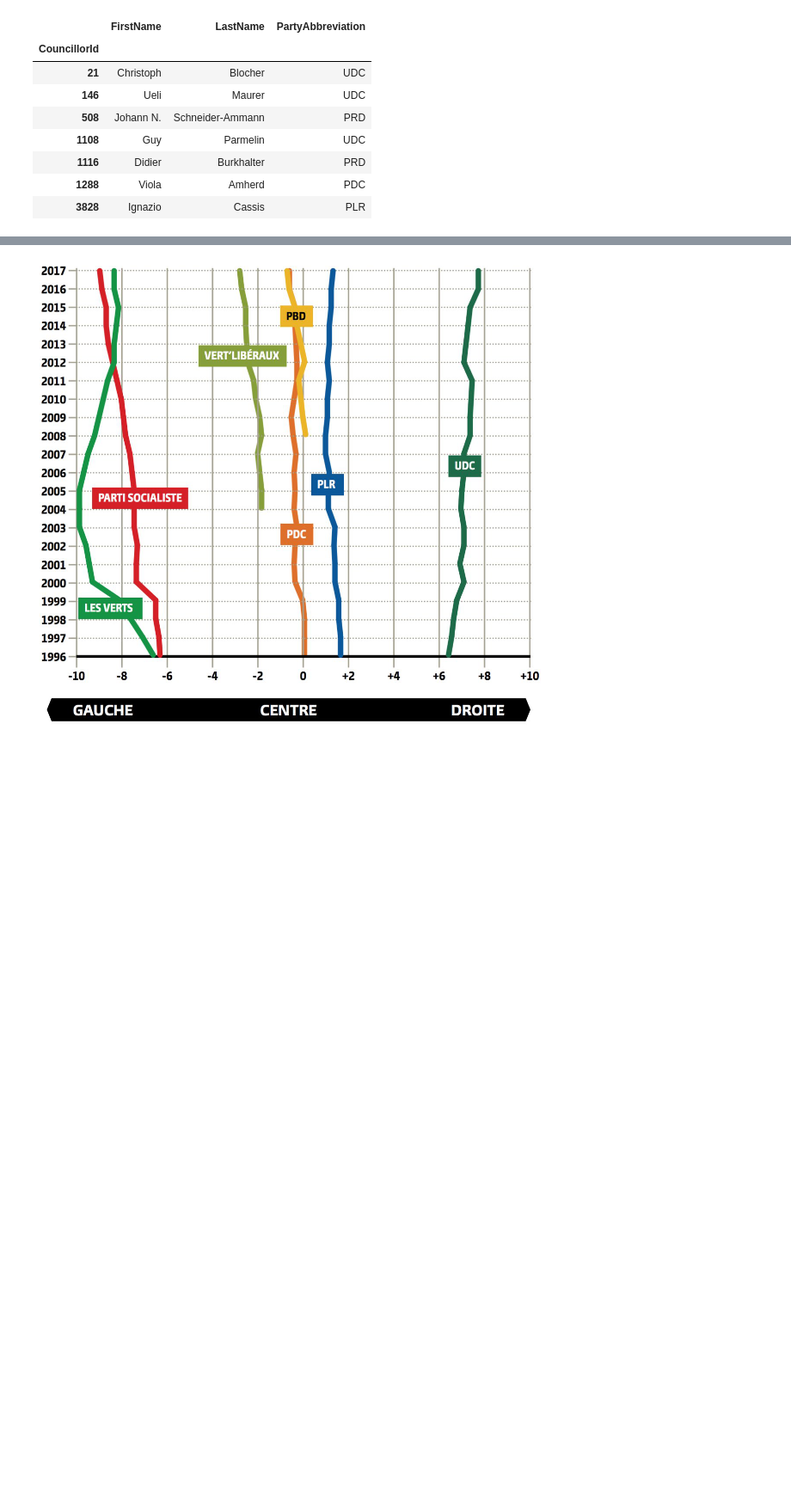
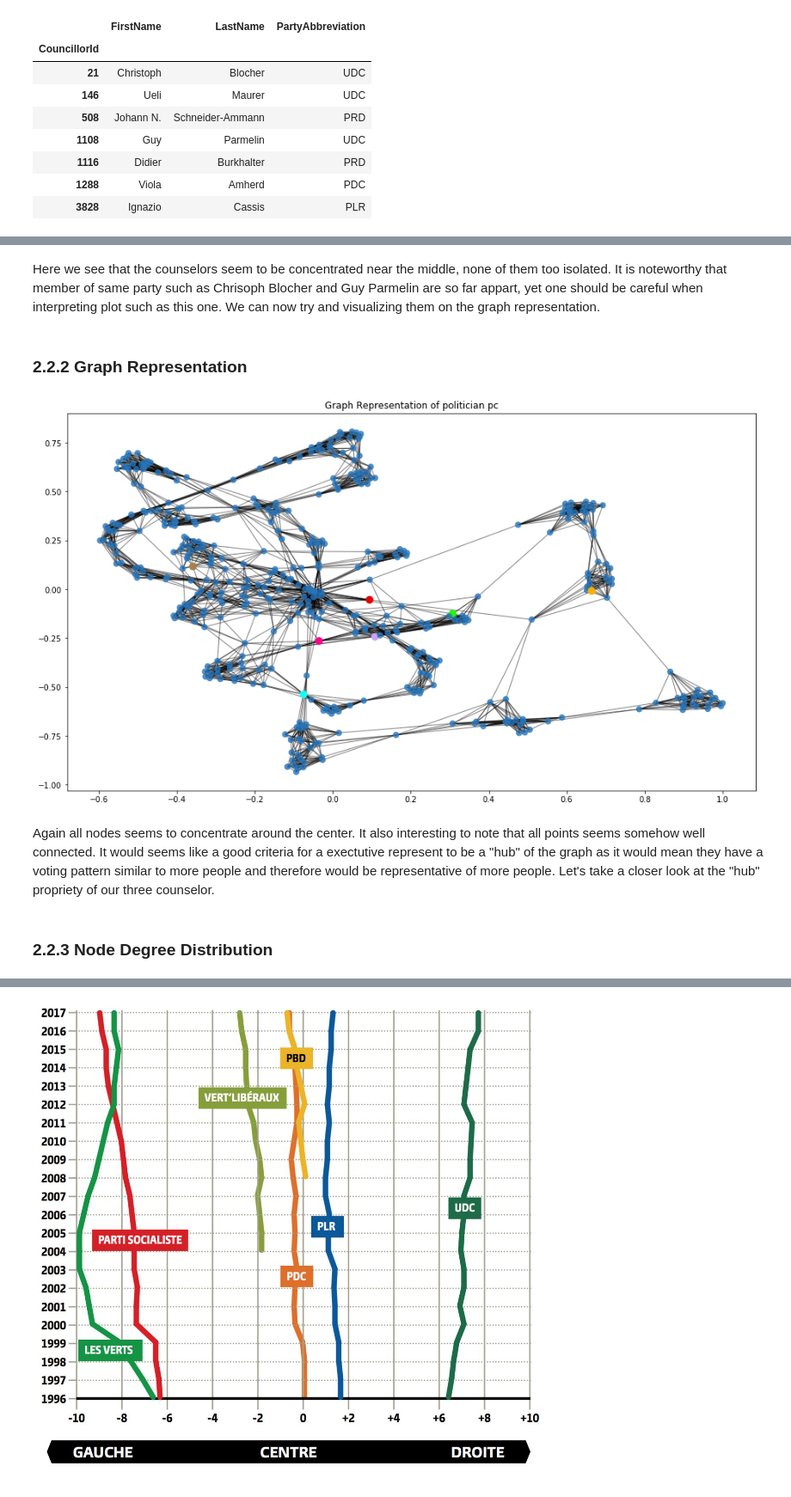
Before and after one commit to guarin/voting_behavior_analysis, a Jupyter notebook: src/milestone2.ipynb, the cells around one changed output, grey strips where cells are left out. Shown at 86% size. Cells and saved outputs as stored; diff of their text form; code cells hidden in the pictures; blank space fills up the shorter version.

```diff
--- a/src/milestone2.ipynb
+++ b/src/milestone2.ipynb
@@ -348,10 +333,10 @@ The first step is to find the federal conselor in the votes DataFrame
 # %%
-federal_conselor = members.loc[members["CouncilName"] == "Conseil fédéral"][['FirstName','LastName']].drop_duplicates()
-federal_conselor = federal_conselor.set_index(['FirstName','LastName'])
-federal_conselor_votes = full_votes.join(federal_conselor,on=['FirstName','LastName'],how="right")
-federal_conselor_votes = federal_conselor_votes[["FirstName","LastName","PartyAbbreviation","CouncillorId"]].groupby("CouncillorId").last()
-federal_conselor_votes.index = federal_conselor_votes.index.map(int)
-federal_conselor_votes
+federal_counselor = members.loc[members["CouncilName"] == "Conseil fédéral"][['FirstName','LastName']].drop_duplicates()
+federal_counselor = federal_counselor.set_index(['FirstName','LastName'])
+federal_counselor_votes = full_votes.join(federal_counselor,on=['FirstName','LastName'],how="right")
+federal_counselor_votes = federal_counselor_votes[["FirstName","LastName","PartyAbbreviation","CouncillorId"]].groupby("CouncillorId").last()
+federal_counselor_votes.index = federal_counselor_votes.index.map(int)
+federal_counselor_votes
 # %% [output]
 |  | FirstName | LastName | PartyAbbreviation |
 | CouncillorId |  |  |  |
@@ -569,5 +354,0 @@ spec_cl_7 = spectral_clustering(sp_evecs, 7)
-# %%
-clusters = pd.DataFrame({"Nodes":G.nodes(),"Clusters":spec_cl_7,"Degree":[G.degree(n) for n in G.nodes()]})
-clusters = clusters.set_index("Clusters")
-# Here we pick for each degree the latest node which gives us the most recent concelor
-max_per_clusters = clusters.groupby(["Clusters","Degree"]).last().groupby("Clusters").last()
@@ -604,0 +387,60 @@ TODO: get local copy of image or use this line to vagly do our own spectrum
+# %% [markdown]
+Here we see that the counselors seem to be concentrated near the middle, none of them too isolated. It is noteworthy that member of same party such as Chrisoph Blocher and Guy Parmelin are so far appart, yet one should be careful when interpreting plot such as this one. We can now try and visualizing them on the graph representation.
+# %% [markdown]
+### 2.2.2 Graph Representation
+# %%
+#Plotting the graph
+def highlight_nodes_network(councelor_df,G,pos,clusters = pd.DataFrame()):
+    plt.figure(figsize=(16,9))
+    if (clusters.empty):
+        ## assign a node attribute
+        federal_counselor_dict = {x["idx"] : write_names(x["FirstName"],x['LastName'], x['PartyAbbreviation']) for i,x in councelor_df.iterrows()}
+        federal_counselor_dict[0] = "Some rando"
+    else :
+        tmp = {x["idx"] : write_names(x["FirstName"],x['LastName'], x['PartyAbbreviation']) for i,x in councelor_df.iterrows()}
+        federal_counselor_dict = {c["Nodes"] : i for i,c in clusters.iterrows()}
+        federal_counselor_dict.update(tmp)
+
+    for node in G.nodes():
+        G.node[node]['federal_counselor'] = federal_counselor_dict.get(node, "Some rando")
+
+     ## Create list of plotting attributes
+    labels = [write_names(x["FirstName"],x['LastName'], x['PartyAbbreviation']) for i,x in councelor_df.iterrows()]
+    idx = federal_counselor_votes["idx"].values
+
+    if (clusters.empty):
+        color_map = {name : color for name,color in zip(labels,colors)}
+        color_map["Some rando"] = "xkcd:bluish"
+        alpha_map = {name : 1 for name in labels}
+        alpha_map["Some rando"] = .8
+        size_map = {name :80 for name in labels }
+        size_map["Some rando"] = 50
+    else :
+        tmpc= {name : color for name,color in zip(labels,colors)}
+        clusters_color = ["xkcd:aquamarine","xkcd:pale blue","xkcd:mint green","xkcd:baby blue","xkcd:robin's egg blue","xkcd:powder blue","xkcd:azure"]
+        color_map = {i:c for i,c in zip(range(7),clusters_color)}
+        color_map.update(tmpc)
+        tmpa = {name : 1 for name in labels}
+        alpha_map = {i:.8 for i in range(7)}
+        alpha_map.update(tmpa)
+        tmps = {name :80 for name in labels }
+        size_map =  {i:50 for i in range(7)}
+        size_map.update(tmps)
+
+    nodes_colors = [color_map[G.node[node]['federal_counselor']] for node in G]
+    nodes_sizes = [size_map[G.node[node]['federal_counselor']] for node in G]
+    nodes_alphas = [alpha_map[G.node[node]['federal_counselor']] for node in G]
+    ## plotting the graph with given atttributes
+    nx.draw_networkx_nodes(G,pos, node_color=nodes_colors,node_size=nodes_sizes,alpha=nodes_alphas)
+    nx.draw_networkx_edges(G, pos, alpha=.5)
+
+    plt.title("Graph Representation of politician pc")
+    plt.show()
+
+highlight_nodes_network(federal_counselor_votes,knn_graph,knn_graph_plot_pos)
+# %% [output]
+[figure, added]
+# %% [markdown]
+Again all nodes seems to concentrate around the center. It also interesting to note that all points seems somehow well connected. It would seems like a good criteria for a exectutive represent to be a "hub" of the graph as it would mean they have a voting pattern similar to more people and therefore would be representative of more people. Let's take a closer look at the "hub" propriety of our three counselor.
+# %% [markdown]
+### 2.2.3 Node Degree Distribution
```
Also changed, not shown: parts of 71 cells of this notebook.
